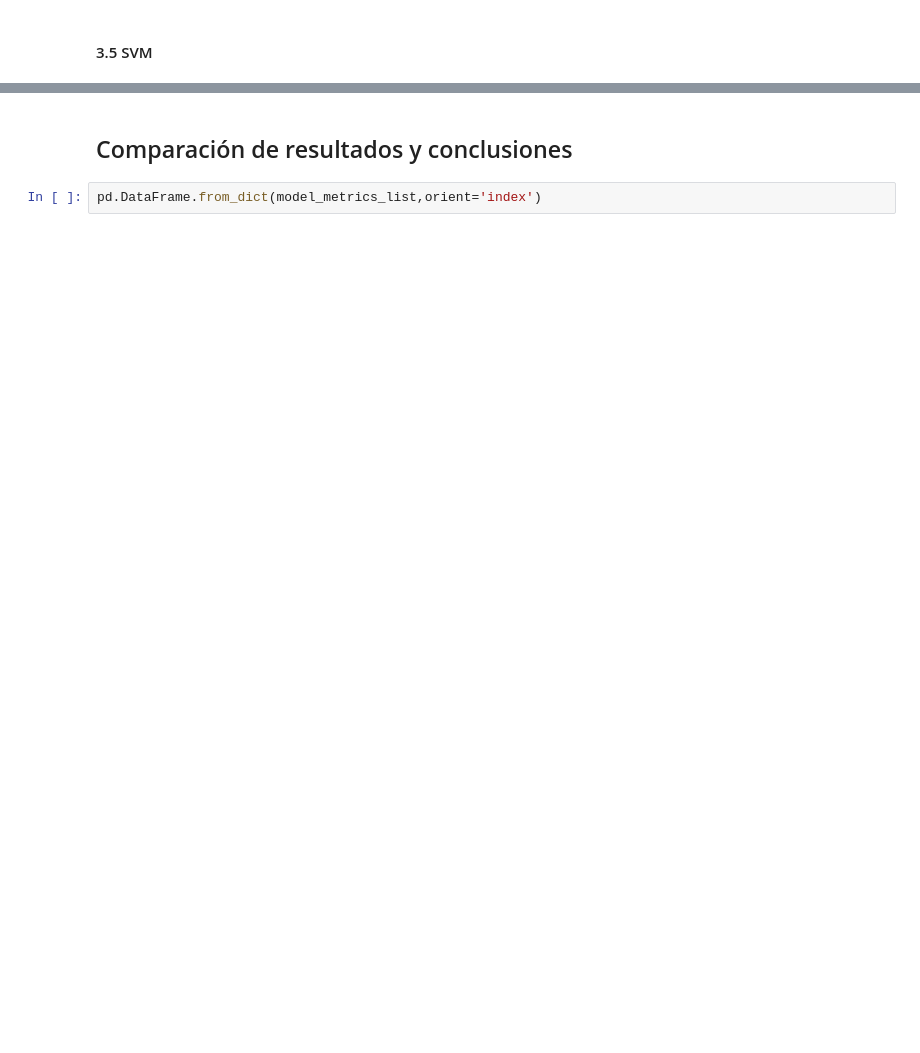
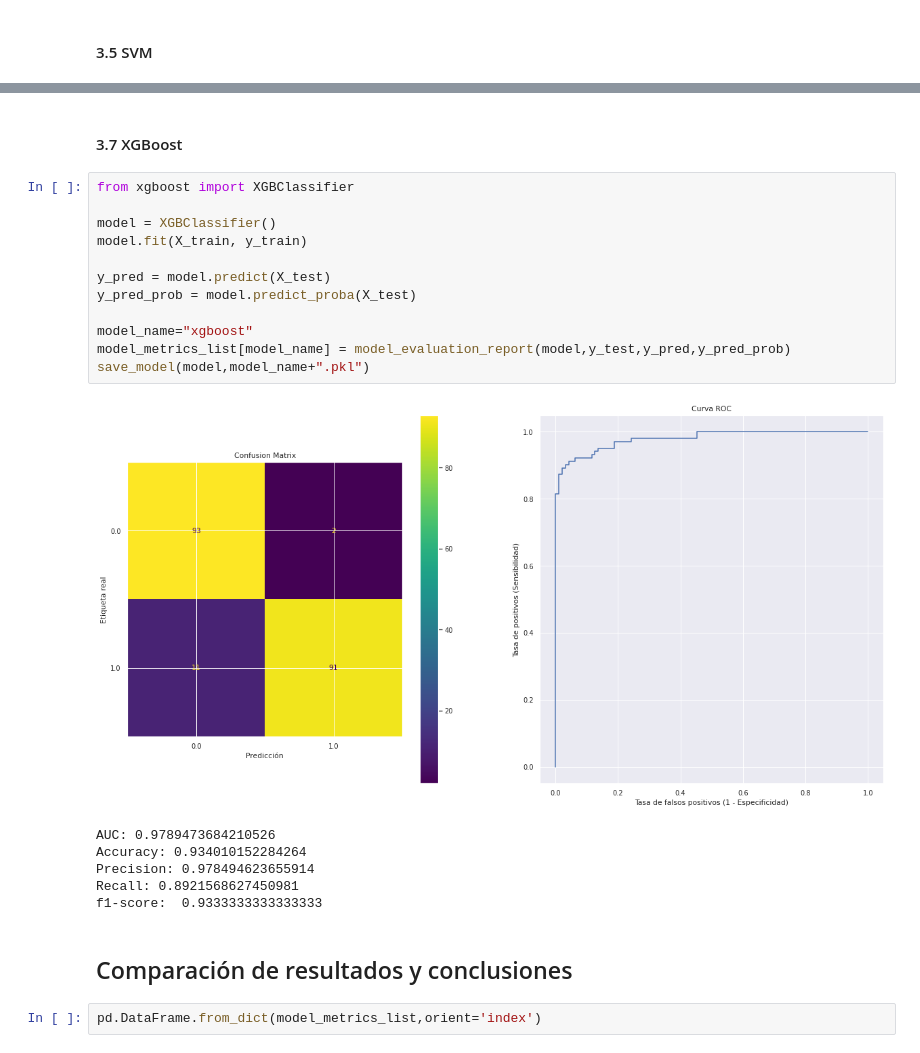
Before and after one commit to nhorro/ceai2020, a Jupyter notebook: machine_learning_1/trabajo_integrador/notebooks/02 - Model Development.ipynb, the cells around one changed output, grey strips where cells are left out. Cells and saved outputs as stored; diff of their text form; blank space fills up the shorter version.

```diff
--- a/machine_learning_1/trabajo_integrador/notebooks/02 - Model Development.ipynb
+++ b/machine_learning_1/trabajo_integrador/notebooks/02 - Model Development.ipynb
@@ -498,3 +536,24 @@ Recall: 0.8627450980392157
+# %% [markdown]
+#### 3.7 XGBoost
+# %%
+from xgboost import XGBClassifier
+
+model = XGBClassifier()
+model.fit(X_train, y_train)
+
+y_pred = model.predict(X_test)
+y_pred_prob = model.predict_proba(X_test)
+
+model_name="xgboost"
+model_metrics_list[model_name] = model_evaluation_report(model,y_test,y_pred,y_pred_prob)
+save_model(model,model_name+".pkl")
+# %% [output]
+[figure, added]
+AUC: 0.9789473684210526
+Accuracy: 0.934010152284264
+Precision: 0.978494623655914
+Recall: 0.8921568627450981
+f1-score:  0.9333333333333333
 # %% [markdown]
 ## Comparación de resultados y conclusiones
 # %%
```
Also changed, not shown: parts of 11 cells of this notebook, 12 other files.
